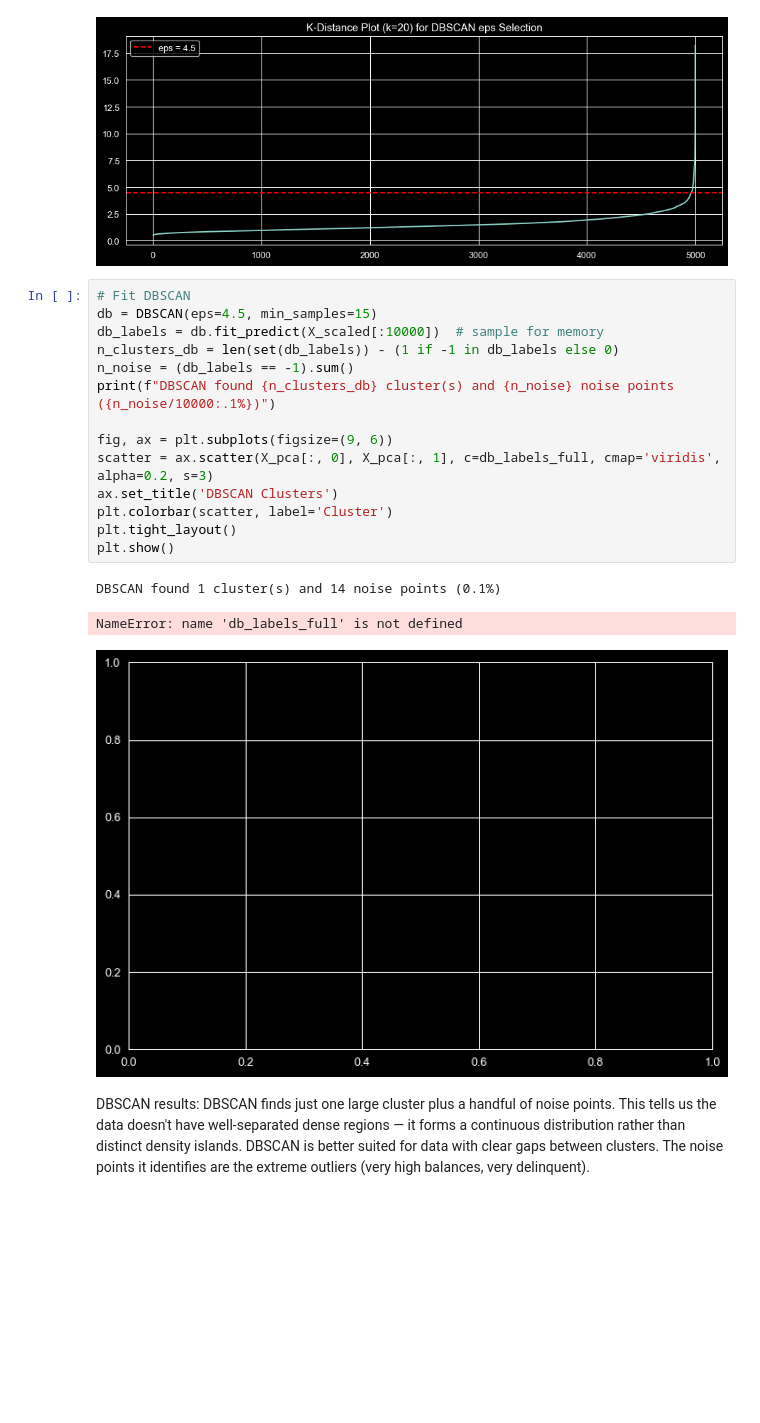
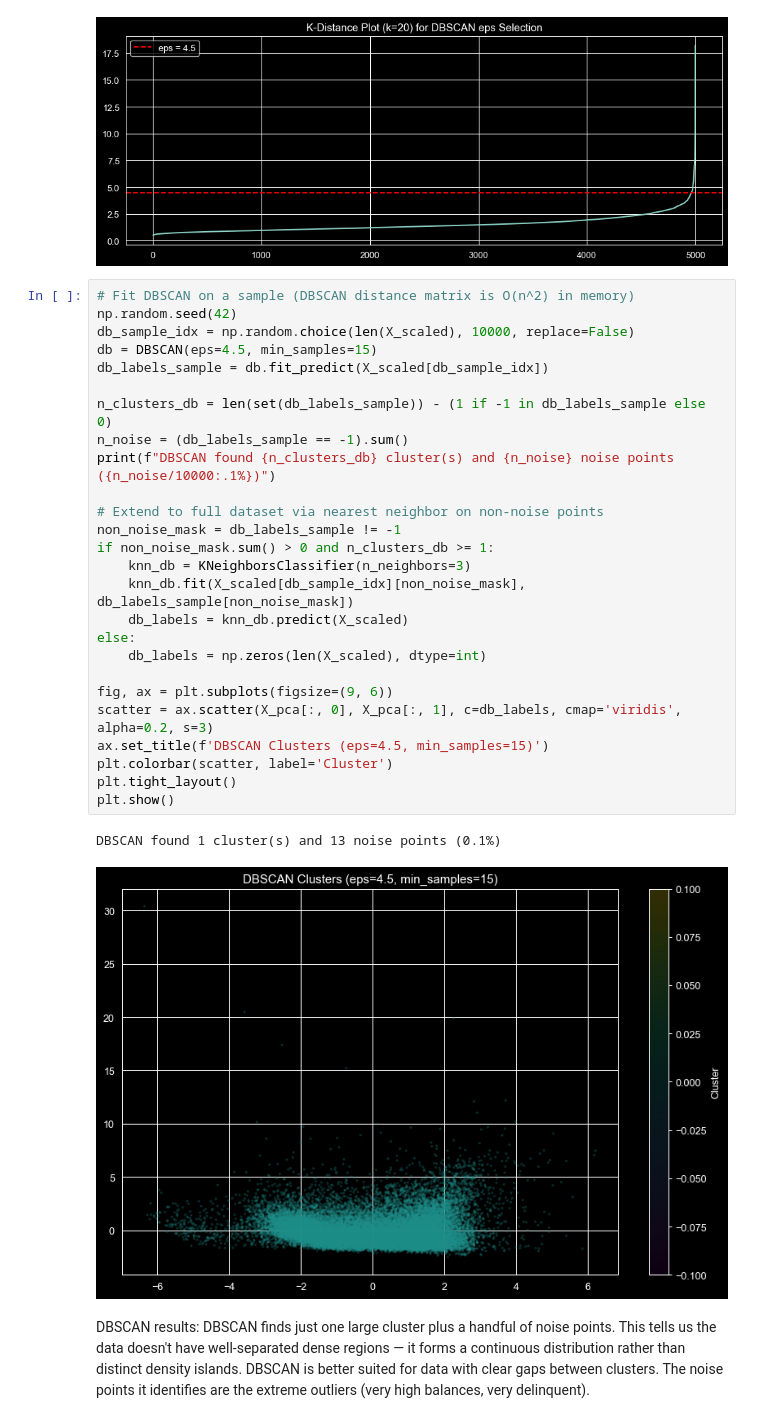
Before and after one commit to titusk2/DS-7331-, a Jupyter notebook: ds_7331_lab_three_clustering_v2.ipynb, the cells around one changed output. Cells and saved outputs as stored; diff of their text form; blank space fills up the shorter version.

```diff
--- a/ds_7331_lab_three_clustering_v2.ipynb
+++ b/ds_7331_lab_three_clustering_v2.ipynb
@@ -348,23 +433,34 @@ plt.show()
 # %% [output]
 [figure]
 # %%
-# Fit DBSCAN
+# Fit DBSCAN on a sample (DBSCAN distance matrix is O(n^2) in memory)
+np.random.seed(42)
+db_sample_idx = np.random.choice(len(X_scaled), 10000, replace=False)
 db = DBSCAN(eps=4.5, min_samples=15)
-db_labels = db.fit_predict(X_scaled[:10000])  # sample for memory
-n_clusters_db = len(set(db_labels)) - (1 if -1 in db_labels else 0)
-n_noise = (db_labels == -1).sum()
+db_labels_sample = db.fit_predict(X_scaled[db_sample_idx])
+
+n_clusters_db = len(set(db_labels_sample)) - (1 if -1 in db_labels_sample else 0)
+n_noise = (db_labels_sample == -1).sum()
 print(f"DBSCAN found {n_clusters_db} cluster(s) and {n_noise} noise points ({n_noise/10000:.1%})")
 
+# Extend to full dataset via nearest neighbor on non-noise points
+non_noise_mask = db_labels_sample != -1
+if non_noise_mask.sum() > 0 and n_clusters_db >= 1:
+    knn_db = KNeighborsClassifier(n_neighbors=3)
+    knn_db.fit(X_scaled[db_sample_idx][non_noise_mask], db_labels_sample[non_noise_mask])
+    db_labels = knn_db.predict(X_scaled)
+else:
+    db_labels = np.zeros(len(X_scaled), dtype=int)
+
 fig, ax = plt.subplots(figsize=(9, 6))
-scatter = ax.scatter(X_pca[:, 0], X_pca[:, 1], c=db_labels_full, cmap='viridis', alpha=0.2, s=3)
-ax.set_title('DBSCAN Clusters')
+scatter = ax.scatter(X_pca[:, 0], X_pca[:, 1], c=db_labels, cmap='viridis', alpha=0.2, s=3)
+ax.set_title(f'DBSCAN Clusters (eps=4.5, min_samples=15)')
 plt.colorbar(scatter, label='Cluster')
 plt.tight_layout()
 plt.show()
 # %% [output]
-DBSCAN found 1 cluster(s) and 14 noise points (0.1%)
+DBSCAN found 1 cluster(s) and 13 noise points (0.1%)
-NameError: name 'db_labels_full' is not defined
-[figure, old version]
+[figure, new version]
 # %% [markdown]
 DBSCAN results: DBSCAN finds just one large cluster plus a handful of noise points. This tells us the data doesn't have well-separated dense regions — it forms a continuous distribution rather than distinct density islands. DBSCAN is better suited for data with clear gaps between clusters. The noise points it identifies are the extreme outliers (very high balances, very delinquent).
 # %% [markdown]
```
Also changed, not shown: parts of 19 cells of this notebook.
